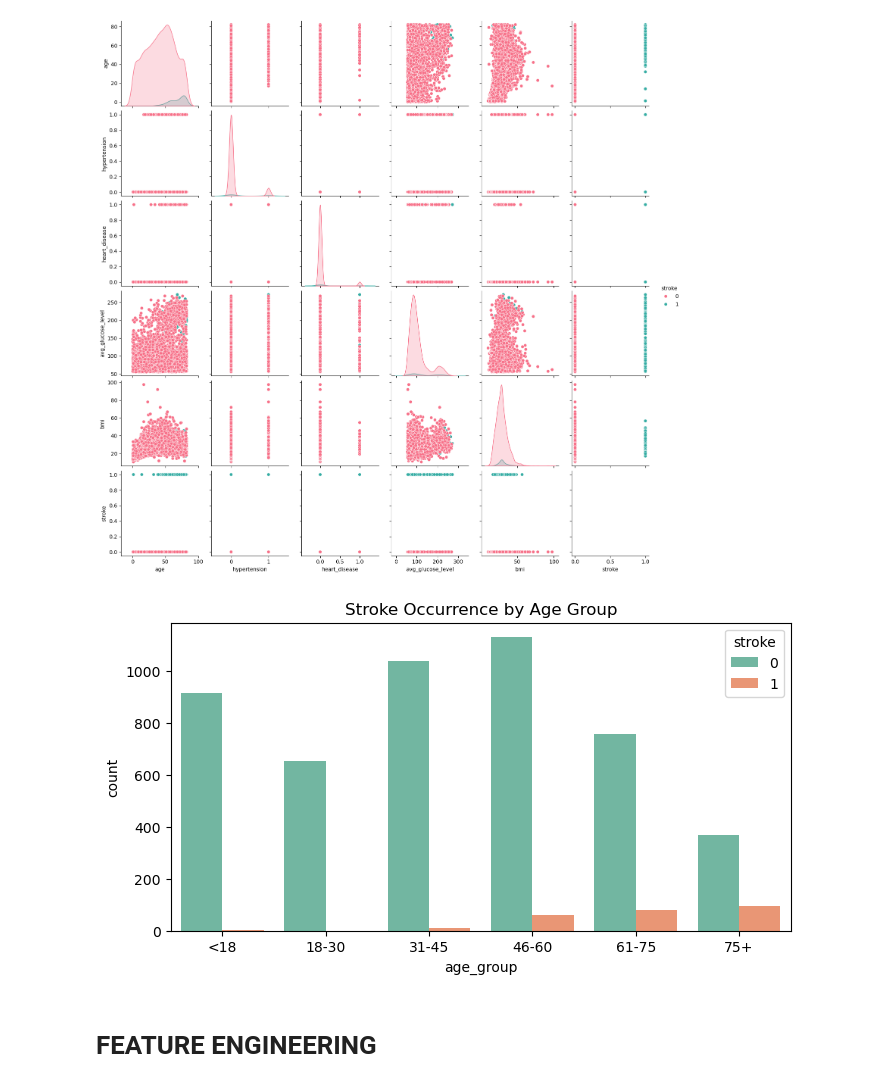
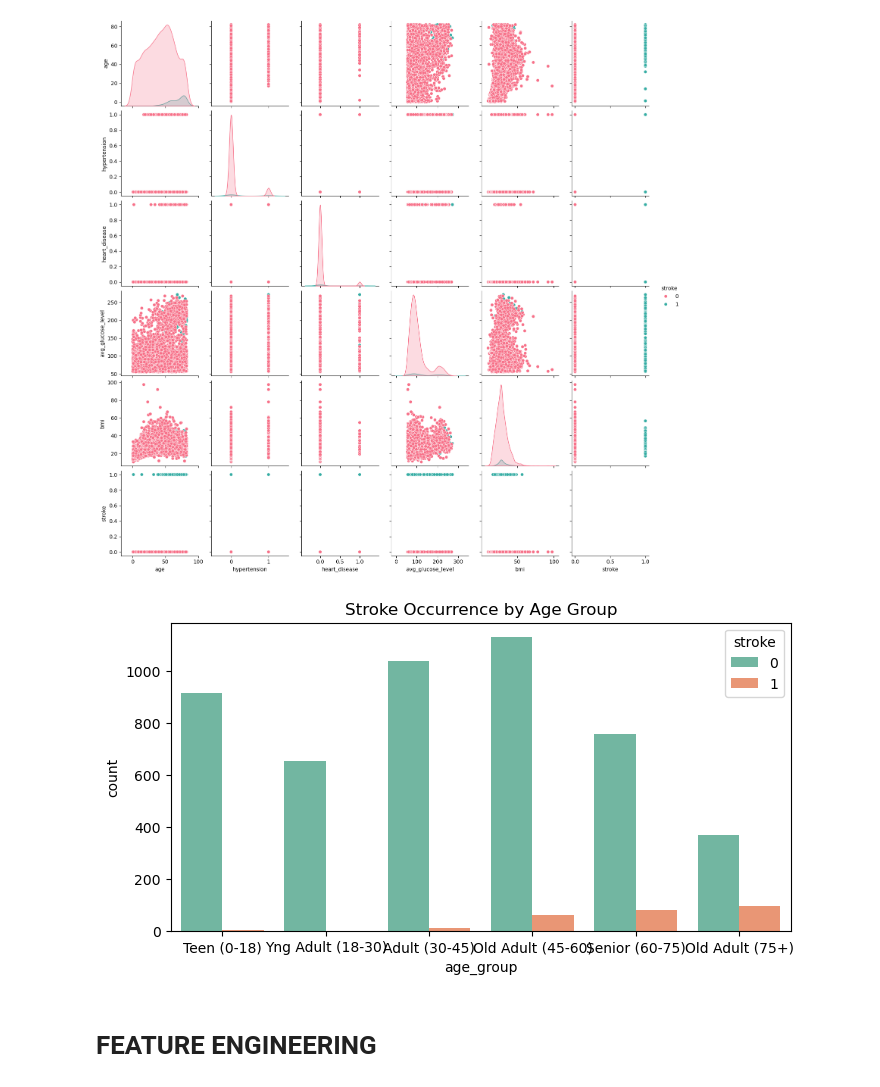
Before and after one commit to iamsermie/IDSS-ICA-2, a Jupyter notebook: stroke decision support system.ipynb, the cells around one changed output. Cells and saved outputs as stored; diff of their text form; code cells hidden in the pictures.

```diff
--- a/stroke decision support system.ipynb
+++ b/stroke decision support system.ipynb
@@ -129,7 +129,7 @@ There are 201 missing values in the dataset
 # FILLING MISSING VLAUES IN THE BMI
 # %%
 ### Since the values are numerical, we will fill the mssing values with the mean value of the BMI column
-df['bmi'].fillna(df['bmi'].mean(), inplace=True)
+df['bmi'].fillna(df['bmi'].median(), inplace=True)
 df.isnull().sum()
 # %% [output]
 gender               0
@@ -259,15 +270,15 @@ plt.show()
 [figure]
 # %%
 ## Distribution by Age Groups
-
-df['age_group'] = pd.cut(df['age'], bins=[0,18,30,45,60,75,100],
-                         labels=['<18','18-30','31-45','46-60','61-75','75+'])
+dfage = df.copy()
+dfage['age_group'] = pd.cut(dfage['age'], bins=[0,18,30,45,60,75,100],
+                         labels=['Teen (0-18)','Yng Adult (18-30)','Adult (30-45)','Old Adult (45-60)','Senior (60-75)','Old Adult (75+)'])
 
 plt.figure(figsize=(8,4))
-sns.countplot(data=df, x='age_group', hue='stroke', palette='Set2')
+sns.countplot(data=dfage, x='age_group', hue='stroke', palette='Set2')
 plt.title('Stroke Occurrence by Age Group')
 plt.show()
 # %% [output]
-[figure, old version]
+[figure, new version]
 # %% [markdown]
 # FEATURE ENGINEERING
```
Also changed, not shown: parts of 21 cells of this notebook, 3 other files.
